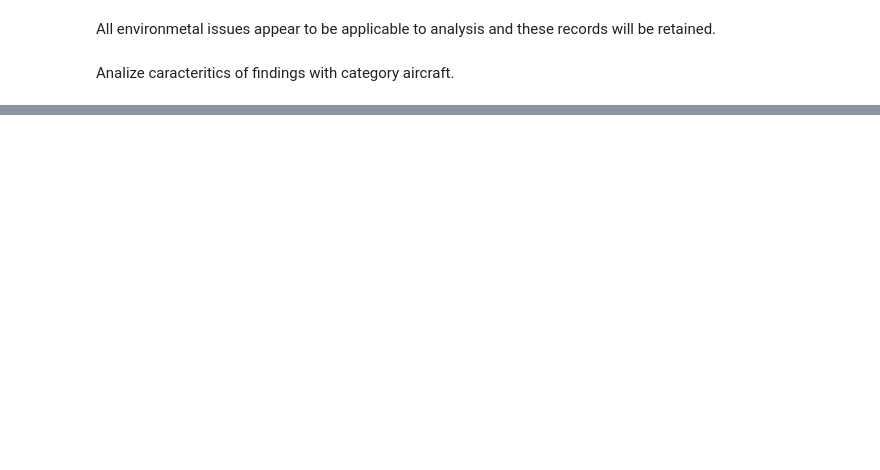
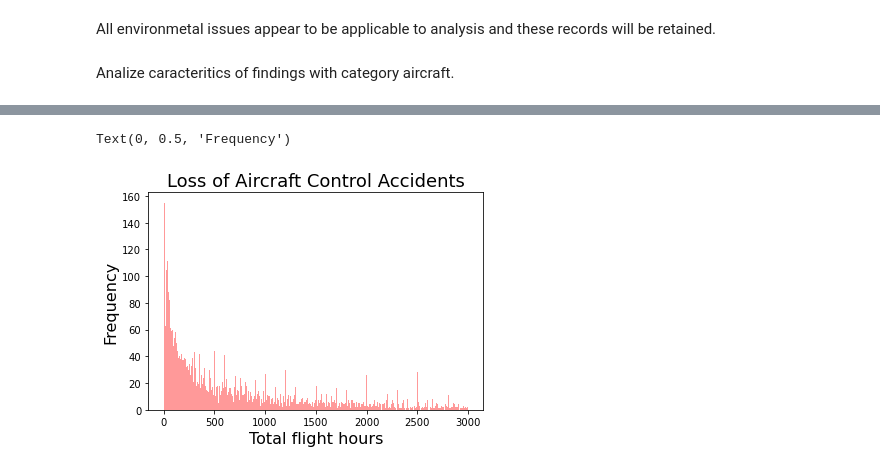
Before and after one commit to birr-data/capstone2, a Jupyter notebook: notebooks/1.4.1-mjg-data-wrangling2.ipynb, the cells around one changed output, grey strips where cells are left out. Saved outputs shown, nothing was run; the diff lists cells and outputs as text; code cells hidden in the pictures; blank space fills up the shorter version.

```diff
--- a/notebooks/1.4.1-mjg-data-wrangling2.ipynb
+++ b/notebooks/1.4.1-mjg-data-wrangling2.ipynb
@@ -534,0 +769,8 @@ personnel_records.sample(10)
+# %%
+sns.distplot(ac, kde=False, color='red', bins=300)
+plt.title('Loss of Aircraft Control Accidents', fontsize=18)
+plt.xlabel('Total flight hours', fontsize=16)
+plt.ylabel('Frequency', fontsize=16)
+# %% [output]
+Text(0, 0.5, 'Frequency')
+[figure, added]
```
Also changed, not shown: parts of 42 cells of this notebook.
